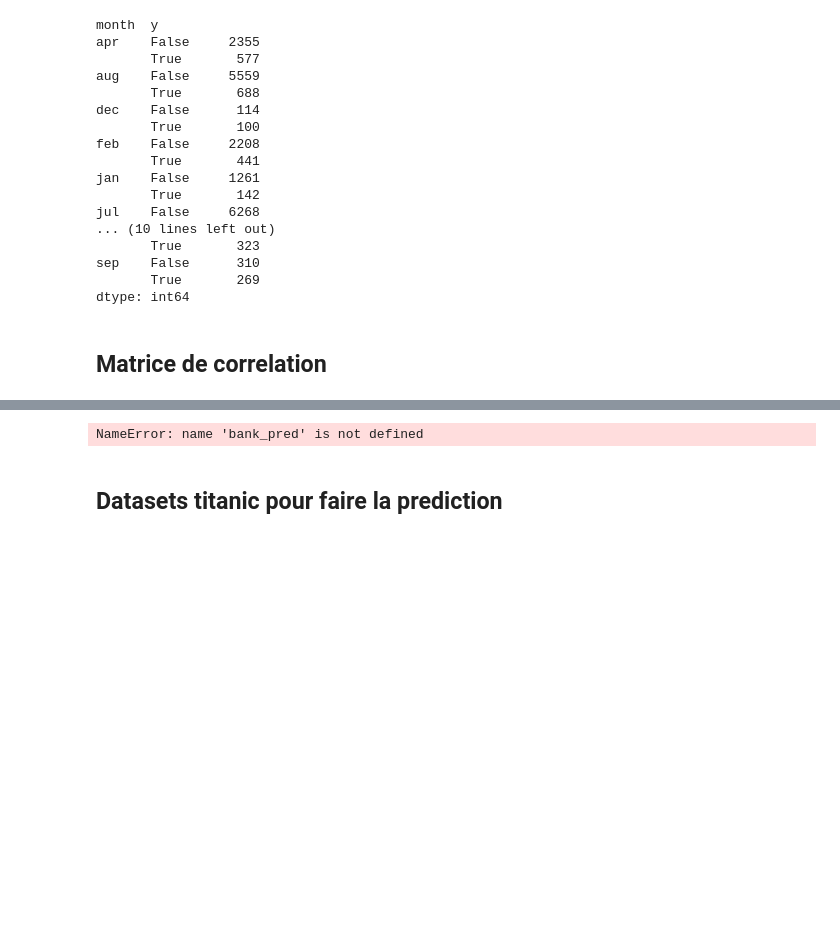
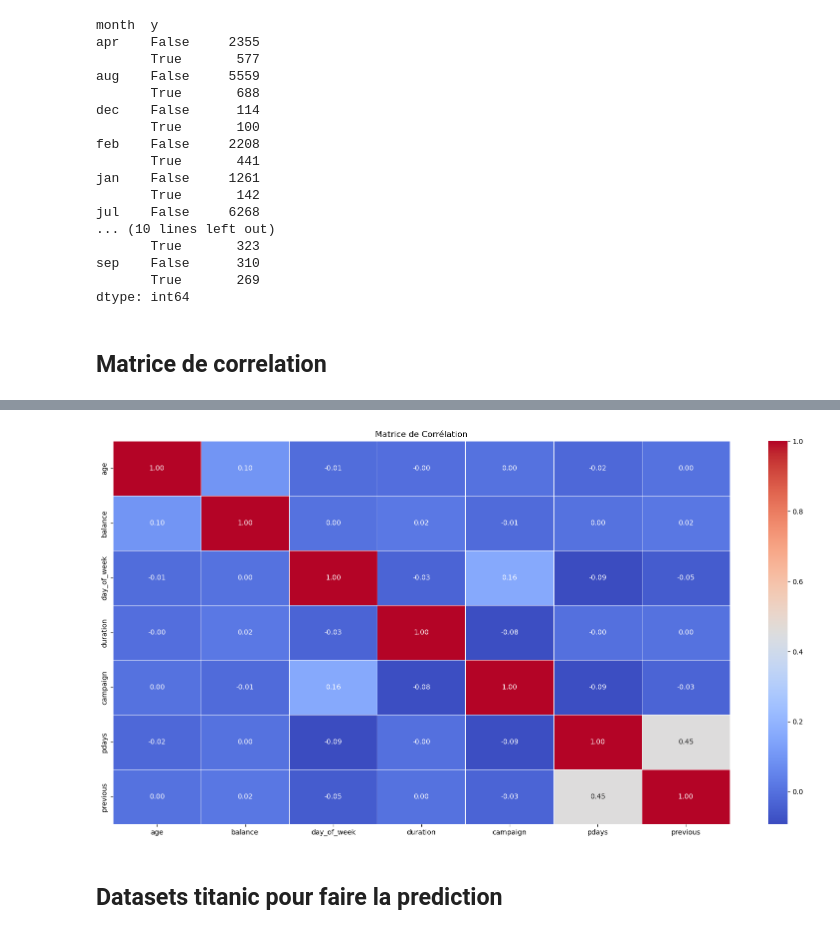
Before and after one commit to titidollar/exploratoryAnalysis, a Jupyter notebook: AnalyseExploratoire .ipynb, the cells around one changed output, grey strips where cells are left out. Drawn from its saved outputs; the diff is of its cells as text; code cells hidden in the pictures; blank space fills up the shorter version.

```diff
--- a/AnalyseExploratoire .ipynb
+++ b/AnalyseExploratoire .ipynb
@@ -648,11 +685,15 @@ dtype: int64
 # %%
-corr_matrix = bank_pred.corr()
+# Sélection des colonnes numériques
+numeric_cols = ['age', 'balance', 'day_of_week', 'duration', 'campaign', 'pdays', 'previous']
+
+# Calcul de la matrice de corrélation
+corr_matrix = bank_data_clean[numeric_cols].corr()
 plt.figure(figsize=(20,10))  # Taille de la figure
 sns.heatmap(corr_matrix, annot=True, cmap="coolwarm", fmt=".2f", linewidths=0.5)
 plt.title("Matrice de Corrélation")
 plt.show()
 # %% [output]
-NameError: name 'bank_pred' is not defined
+[figure, added]
 # %% [markdown]
 ## Datasets titanic pour faire la prediction
 # %%
```
Also changed, not shown: parts of 19 cells of this notebook.
